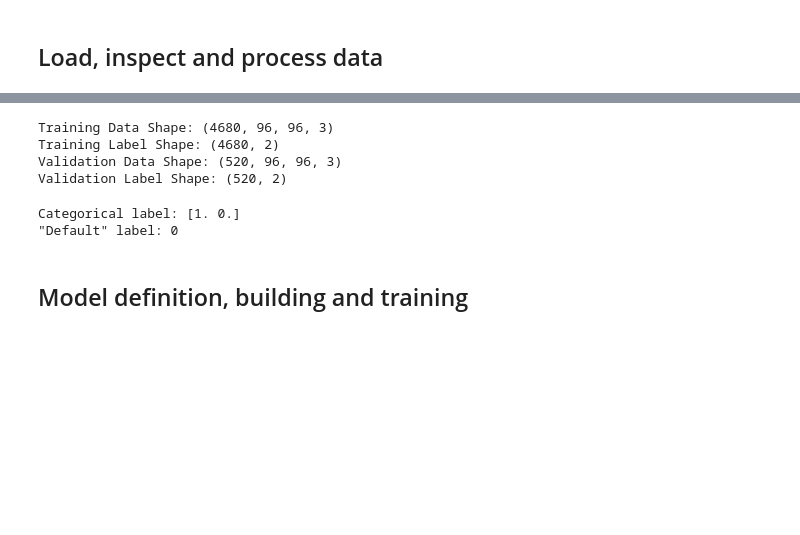
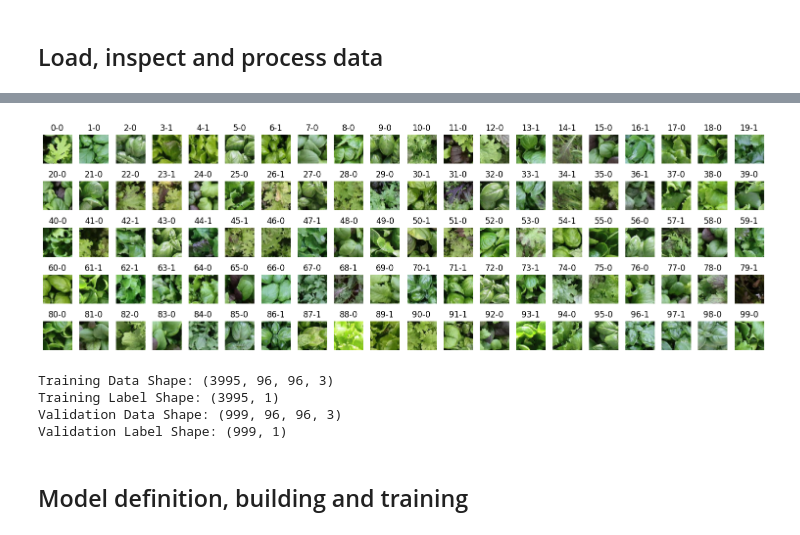
Before and after one commit to davide-gurrieri/plants-classifier, a Jupyter notebook: main.ipynb, the cells around one changed output, grey strips where cells are left out. Cells and saved outputs as stored; diff of their text form; code cells hidden in the pictures; blank space fills up the shorter version.

```diff
--- a/main.ipynb
+++ b/main.ipynb
@@ -128,6 +65,19 @@ y_train_val_m = tfk.utils.to_categorical(y_train_val)
+# %%
+utils.plot_images(
+    X_train_val,
+    y_train_val,
+    num_img=100,
+    show=True,
+    save=False,
+    name="images.pdf",
+)
+# %% [output]
+[figure, added]
 # %%
+#y_train_val = tfk.utils.to_categorical(y_train_val)
+
 # Split data into training and validation sets, maintaining class distribution
-X_train, X_val, y_train, y_val = train_test_split(X_train_val, y_train_val_m, random_state=SEED, test_size=0.1, stratify=y_train_val)
+X_train, X_val, y_train, y_val = train_test_split(X_train_val, y_train_val, random_state=SEED, test_size=0.2, stratify=y_train_val)
 
 # Print the shapes of the resulting datasets
 print("Training Data Shape:", X_train.shape)
@@ -135,17 +85,10 @@ print("Training Label Shape:", y_train.shape)
 print("Validation Data Shape:", X_val.shape)
 print("Validation Label Shape:", y_val.shape)
 # %% [output]
-Training Data Shape: (4680, 96, 96, 3)
-Training Label Shape: (4680, 2)
-Validation Data Shape: (520, 96, 96, 3)
-Validation Label Shape: (520, 2)
+Training Data Shape: (3995, 96, 96, 3)
+Training Label Shape: (3995, 1)
+Validation Data Shape: (999, 96, 96, 3)
+Validation Label Shape: (999, 1)
-# %%
-# Compare categorical label and "default" label representation
-print('Categorical label:', y_train[0])           # Display the categorical label
-print('"Default" label:', np.argmax(y_train[0]))   # Display the equivalent numeric label
-# %% [output]
-Categorical label: [1. 0.]
-"Default" label: 0
 # %% [markdown]
 ## Model definition, building and training
 # %%
```
Also changed, not shown: parts of 18 cells of this notebook, 11 other files.
